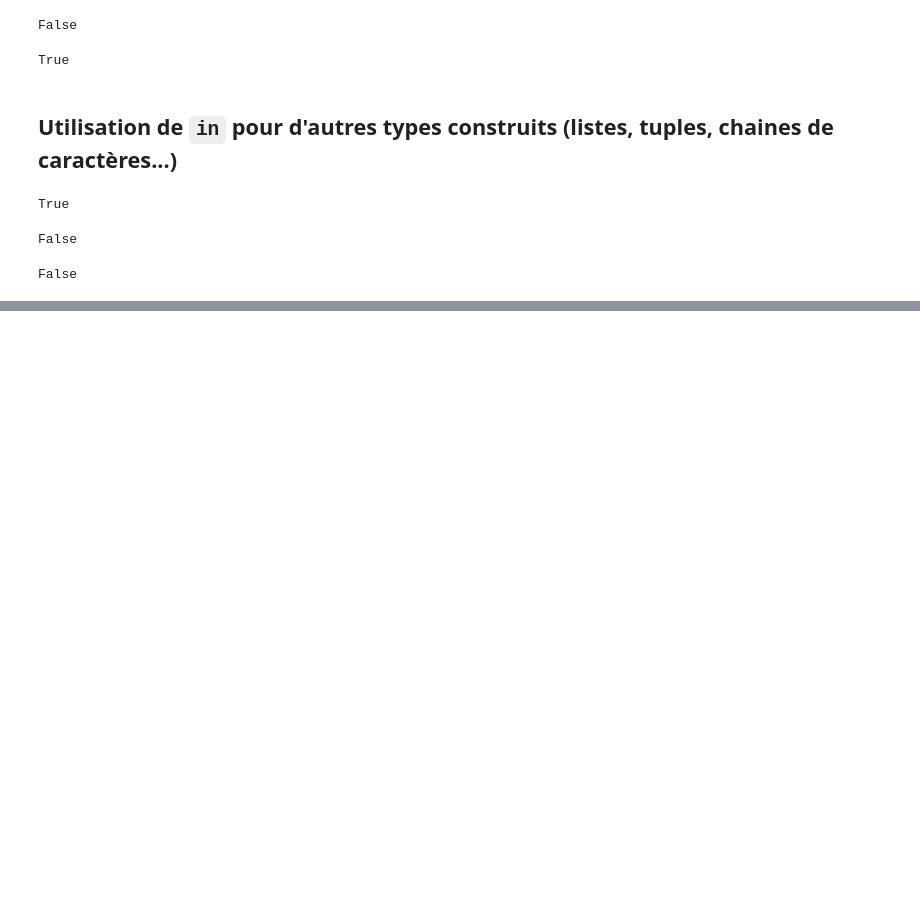
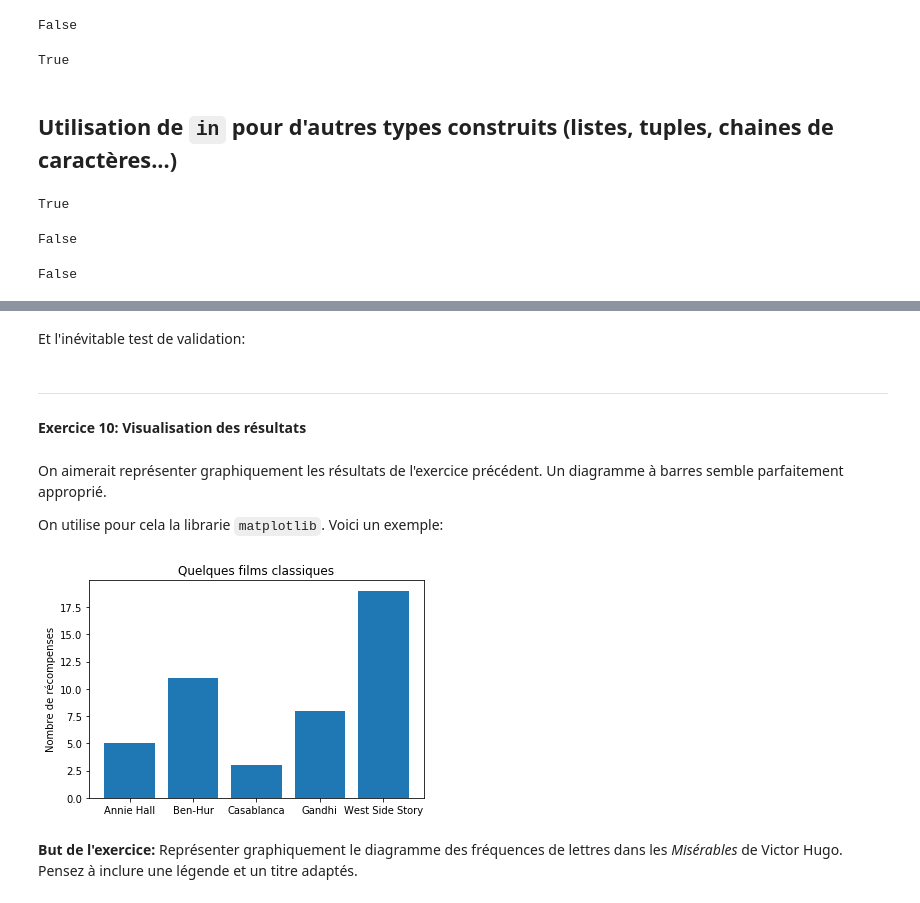
Before and after one commit to nsicassin/nsi_premiere, a Jupyter notebook: Types_construits/Dictionnaires.ipynb, the cells around one changed output, grey strips where cells are left out. Saved outputs shown, nothing was run; the diff lists cells and outputs as text; code cells hidden in the pictures; blank space fills up the shorter version.

````diff
--- a/Types_construits/Dictionnaires.ipynb
+++ b/Types_construits/Dictionnaires.ipynb
@@ -134,0 +424,2 @@ False
+# %% [markdown]
+Et l'inévitable test de validation:
@@ -134,0 +435,23 @@ False
+# %% [markdown]
+---
+#### Exercice 10: Visualisation des résultats
+# %% [markdown]
+On aimerait représenter graphiquement les résultats de l'exercice précédent. Un diagramme à barres semble parfaitement approprié.
+
+On utilise pour cela la librarie ```matplotlib```. Voici un exemple:
+# %%
+films = ["Annie Hall", "Ben-Hur", "Casablanca", "Gandhi", "West Side Story"]
+nbr_oscars = [5, 11, 3, 8, 19]
+
+from matplotlib import pyplot as plt
+plt.bar(range(len(films)), nbr_oscars)
+plt.title("Quelques films classiques")
+plt.ylabel("Nombre de récompenses")
+plt.xticks(range(len(films)), films)
+plt.show()
+
+# Évaluer DEUX fois cette cellule si le diagramme ne s'affiche pas dans jupyterlab
+# %% [output]
+[figure, added]
+# %% [markdown]
+**But de l'exercice:** Représenter graphiquement le diagramme des fréquences de lettres dans les *Misérables* de Victor Hugo. Pensez à inclure une légende et un titre adaptés.
````
Also changed, not shown: parts of 62 cells of this notebook, 2 other files.
